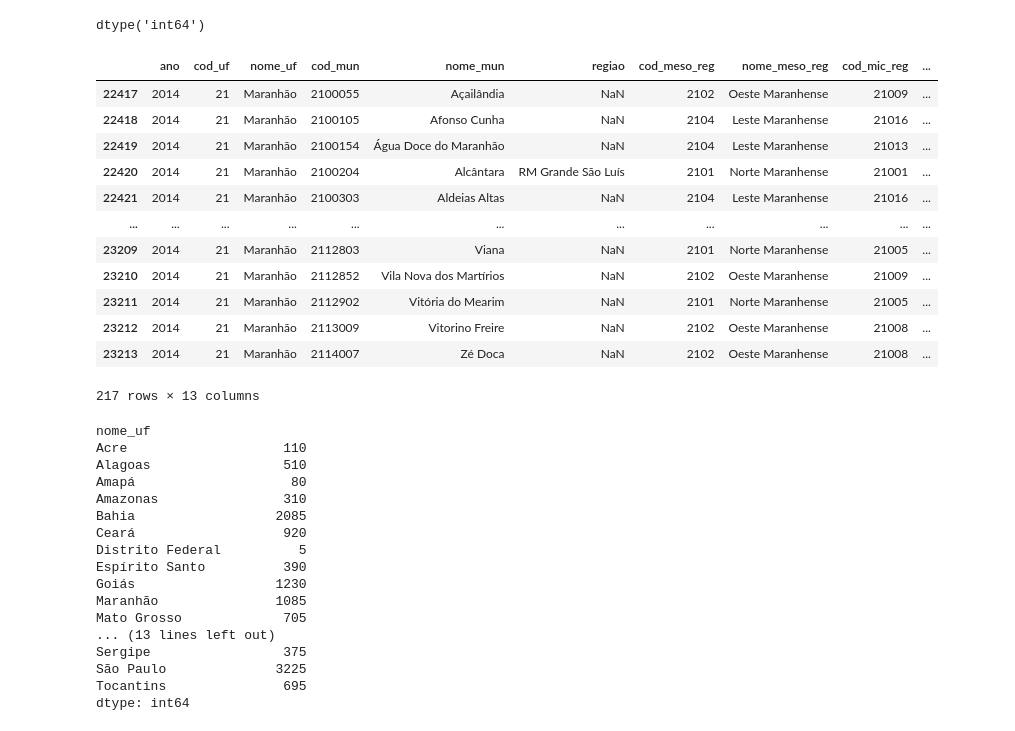
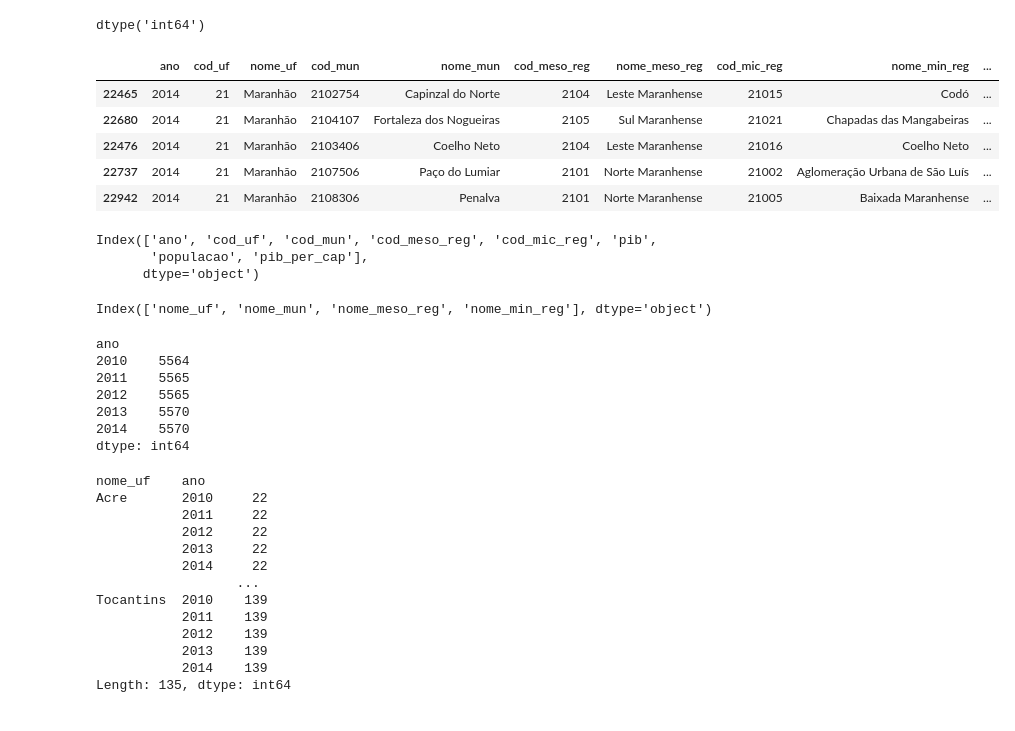
Before and after one commit to thaleswillreis/IBGE_DataAnalysis, a Jupyter notebook: senso.ipynb, the cells around one changed output. Drawn from its saved outputs; the diff is of its cells as text; code cells hidden in the pictures.

```diff
--- a/senso.ipynb
+++ b/senso.ipynb
@@ -67,3 +107,6 @@ pib                  0
 populacao            0
 pib_per_cap          0
 dtype: int64
+# %%
+dataset = dataset.drop('regiao', axis=1)
+dataset.head()
@@ -77,39 +165,51 @@ dataset['ano'].dtype
 # %% [output]
 dtype('int64')
 # %%
-dataset.loc[(dataset['nome_uf'] ==  "Maranhão" )  & ( dataset['ano'] ==  2014) ]
+dataset.loc[(dataset['nome_uf'] ==  "Maranhão" )  & ( dataset['ano'] ==  2014) ].sample(n=5)
 # %% [output]
-|  | ano | cod_uf | nome_uf | cod_mun | nome_mun | regiao | cod_meso_reg | nome_meso_reg | cod_mic_reg | ... |
-| 22417 | 2014 | 21 | Maranhão | 2100055 | Açailândia | NaN | 2102 | Oeste Maranhense | 21009 | ... |
-| 22418 | 2014 | 21 | Maranhão | 2100105 | Afonso Cunha | NaN | 2104 | Leste Maranhense | 21016 | ... |
-| 22419 | 2014 | 21 | Maranhão | 2100154 | Água Doce do Maranhão | NaN | 2104 | Leste Maranhense | 21013 | ... |
-| 22420 | 2014 | 21 | Maranhão | 2100204 | Alcântara | RM Grande São Luís | 2101 | Norte Maranhense | 21001 | ... |
-| 22421 | 2014 | 21 | Maranhão | 2100303 | Aldeias Altas | NaN | 2104 | Leste Maranhense | 21016 | ... |
-| ... | ... | ... | ... | ... | ... | ... | ... | ... | ... | ... |
-| 23209 | 2014 | 21 | Maranhão | 2112803 | Viana | NaN | 2101 | Norte Maranhense | 21005 | ... |
-| 23210 | 2014 | 21 | Maranhão | 2112852 | Vila Nova dos Martírios | NaN | 2102 | Oeste Maranhense | 21009 | ... |
-| 23211 | 2014 | 21 | Maranhão | 2112902 | Vitória do Mearim | NaN | 2101 | Norte Maranhense | 21005 | ... |
-| 23212 | 2014 | 21 | Maranhão | 2113009 | Vitorino Freire | NaN | 2102 | Oeste Maranhense | 21008 | ... |
-| 23213 | 2014 | 21 | Maranhão | 2114007 | Zé Doca | NaN | 2102 | Oeste Maranhense | 21008 | ... |
+|  | ano | cod_uf | nome_uf | cod_mun | nome_mun | cod_meso_reg | nome_meso_reg | cod_mic_reg | nome_min_reg | ... |
+| 22465 | 2014 | 21 | Maranhão | 2102754 | Capinzal do Norte | 2104 | Leste Maranhense | 21015 | Codó | ... |
+| 22680 | 2014 | 21 | Maranhão | 2104107 | Fortaleza dos Nogueiras | 2105 | Sul Maranhense | 21021 | Chapadas das Mangabeiras | ... |
+| 22476 | 2014 | 21 | Maranhão | 2103406 | Coelho Neto | 2104 | Leste Maranhense | 21016 | Coelho Neto | ... |
+| 22737 | 2014 | 21 | Maranhão | 2107506 | Paço do Lumiar | 2101 | Norte Maranhense | 21002 | Aglomeração Urbana de São Luís | ... |
+| 22942 | 2014 | 21 | Maranhão | 2108306 | Penalva | 2101 | Norte Maranhense | 21005 | Baixada Maranhense | ... |
-217 rows × 13 columns
+# %%
+dataset_num_df = dataset.select_dtypes(include=['number'])
+dataset_num_df.columns
+# %% [output]
+Index(['ano', 'cod_uf', 'cod_mun', 'cod_meso_reg', 'cod_mic_reg', 'pib',
+       'populacao', 'pib_per_cap'],
+      dtype='object')
+# %%
+dataset_cat_df = dataset.select_dtypes(include=['object'])
+dataset_cat_df.columns
+# %% [output]
+Index(['nome_uf', 'nome_mun', 'nome_meso_reg', 'nome_min_reg'], dtype='object')
+# %%
+agrupado_data = dataset.groupby(['ano']).size()
+agrupado_data
+# %% [output]
+ano
+2010    5564
+2011    5565
+2012    5565
+2013    5570
+2014    5570
+dtype: int64
 # %%
-agrupado = dataset.groupby(['nome_uf']).size()
+agrupado = dataset.groupby(['nome_uf', 'ano']).size()
 agrupado
 # %% [output]
-nome_uf
-Acre                    110
-Alagoas                 510
-Amapá                    80
-Amazonas                310
-Bahia                  2085
-Ceará                   920
-Distrito Federal          5
-Espírito Santo          390
-Goiás                  1230
-Maranhão               1085
-Mato Grosso             705
-... (13 lines left out)
-Sergipe                 375
-São Paulo              3225
-Tocantins               695
-dtype: int64
+nome_uf    ano
+Acre       2010     22
+           2011     22
+           2012     22
+           2013     22
+           2014     22
+                  ...
+Tocantins  2010    139
+           2011    139
+           2012    139
+           2013    139
+           2014    139
+Length: 135, dtype: int64
```
Also changed, not shown: parts of 17 cells of this notebook.
